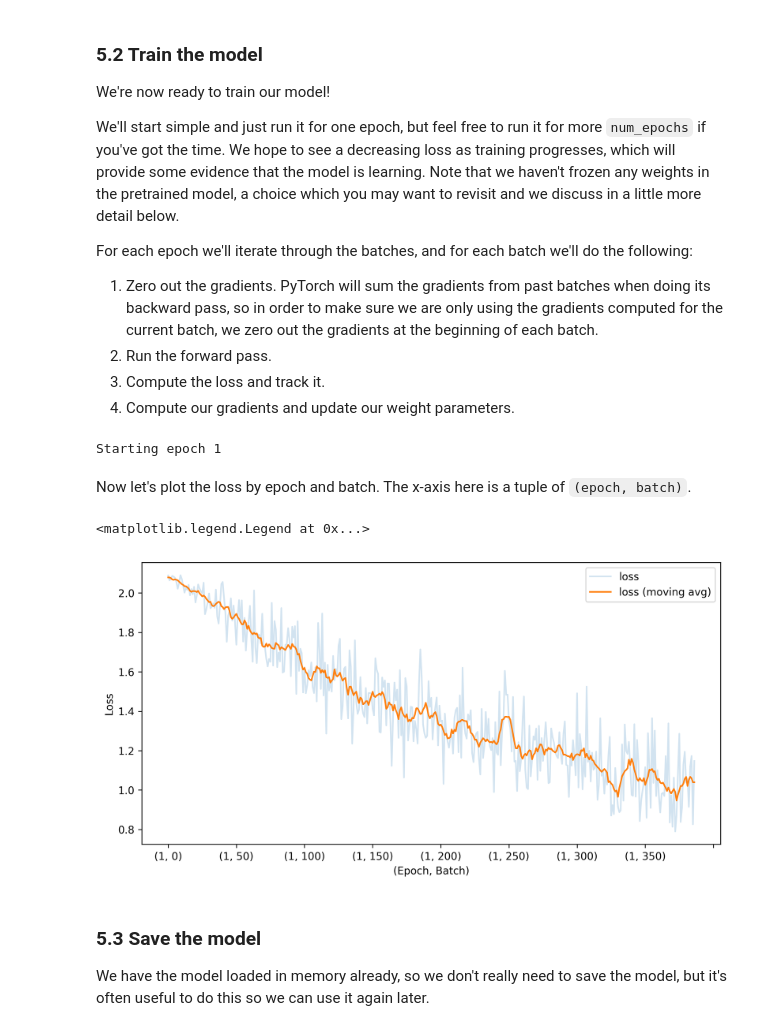
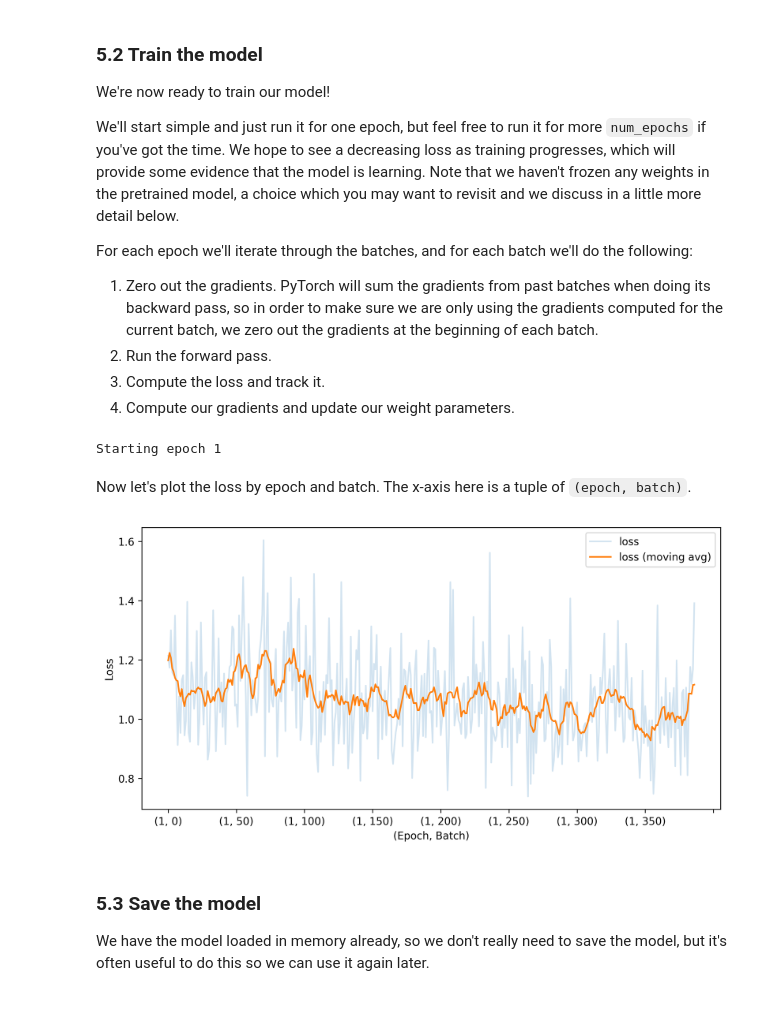
Before and after one commit to RosCarraro/Conser-vision, a Jupyter notebook: Conser-vision_classification.ipynb, the cells around one changed output. Cells and saved outputs as stored; diff of their text form; code cells hidden in the pictures.

Commit message:
Added use of GPU. Freezeng layers and changing learning rate.

```diff
--- a/Conser-vision_classification.ipynb
+++ b/Conser-vision_classification.ipynb
@@ -198,3 +203,5 @@ x_train, x_eval, y_train, y_eval = train_test_split(
+# %%
+x_train, x_eval, y_train, y_eval= make_train_test_sets(train_labels, train_features, frac=1)
 # %%
 split_pcts = pd.DataFrame(
     {
@@ -274,7 +281,7 @@ Notice that we are also defining a set of **transformations**, which are defined
 Next, we need to load the dataset into a dataloader. The `DataLoader` class lets us iterate through our dataset in batches. We are chosing here a batch size of 32 images.
 # %%
 train_dataset = ImagesDataset(x_train, y_train)
-train_dataloader = DataLoader(train_dataset, batch_size=32)
+train_dataloader = DataLoader(train_dataset, batch_size=32, **kwargs)
 # %% [markdown]
 ## 5 Training
 Now it's time to start building our model and then training it.
@@ -306,7 +333,7 @@ Downloading: "https://download.pytorch.org/models/resnet50-0676ba61.pth" to /roo
 Cross entropy loss (or log loss) is a commonly used loss function for multi-class (not multi-label) image classification. We'll use this to compute loss for each training batch and then update our parameters accordingly.
 # %%
 criterion = nn.CrossEntropyLoss()
-optimizer = optim.SGD(model.parameters(), lr=0.001, momentum=0.9)
+optimizer = optim.SGD(model.parameters(), lr=0.00001, momentum=0.9)
 # %% [markdown]
 ### 5.2 Train the model
 We're now ready to train our model!
@@ -318,53 +345,18 @@ For each epoch we'll iterate through the batches, and for each batch we'll do th
 2. Run the forward pass.
 3. Compute the loss and track it.
 4. Compute our gradients and update our weight parameters.
-# %%
-num_epochs = 1
-
-tracking_loss = {}
-
-for epoch in range(1, num_epochs + 1):
-    print(f"Starting epoch {epoch}")
-
-    # iterate through the dataloader batches. tqdm keeps track of progress.
-    for batch_n, batch in tqdm(
-        enumerate(train_dataloader), total=len(train_dataloader)
-    ):
-
-        # 1) zero out the parameter gradients so that gradients from previous batches are not used in this step
-        optimizer.zero_grad()
-
-        # 2) run the foward step on this batch of images
-        outputs = model(batch["image"])
-
-        # 3) compute the loss
-        loss = criterion(outputs, batch["label"])
-        # let's keep track of the loss by epoch and batch
-        tracking_loss[(epoch, batch_n)] = float(loss)
-
-        # 4) compute our gradients
-        loss.backward()
-        # update our weights
-        optimizer.step()
-# %% [output]
-Starting epoch 1
+# %%
+model,tracking_loss = model_train(model,train_dataloader,criterion,optimizer,device,num_epochs=1)
+# %% [output]
+Starting epoch 1
 # %% [markdown]
 Now let's plot the loss by epoch and batch. The x-axis here is a tuple of `(epoch, batch)`.
-# %%
-tracking_loss = pd.Series(tracking_loss)
-
-plt.figure(figsize=(10, 5))
-tracking_loss.plot(alpha=0.2, label="loss")
-tracking_loss.rolling(center=True, min_periods=1, window=10).mean().plot(
-    label="loss (moving avg)"
-)
-plt.xlabel("(Epoch, Batch)")
-plt.ylabel("Loss")
-plt.legend(loc=0)
-plt.show()
-# %% [output]
-<matplotlib.legend.Legend at 0x...>
-[figure, removed]
+# %%
+f = plot_loss(tracking_loss)
+plt.savefig('20221120_ResNet50_7freeze_DEFAULT_3epoch_lr1e-5'+'_loss.pdf', format = 'pdf', bbox_inches = 'tight',transparent=True) ;
+plt.show()
+# %% [output]
+[figure, added]
 # %% [markdown]
 ### 5.3 Save the model
 We have the model loaded in memory already, so we don't really need to save the model, but it's often useful to do this so we can use it again later.
```
Also changed, not shown: parts of 40 cells of this notebook.
